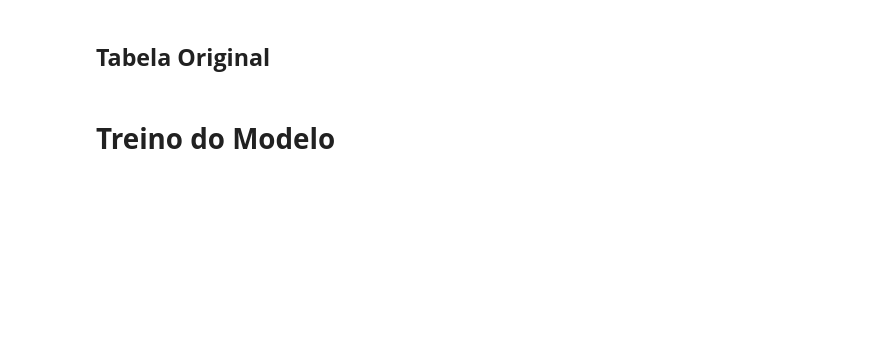
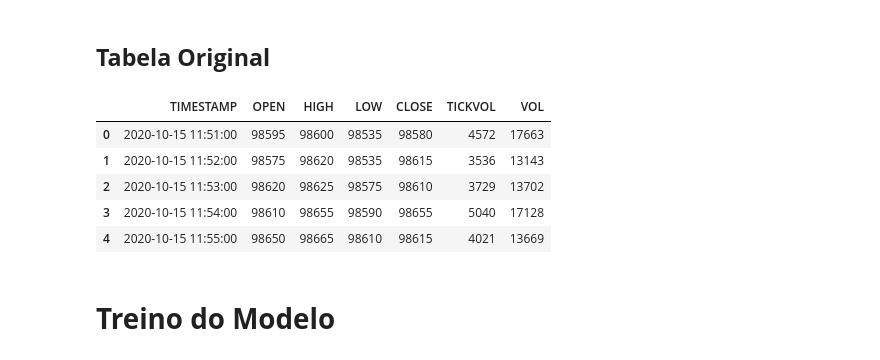
Before and after one commit to Lucas-Siade/Data-Science, a Jupyter notebook: Projeto Final/Modelo Final.ipynb, the cells around one changed output. Cells and saved outputs as stored; diff of their text form; code cells hidden in the pictures; blank space fills up the shorter version.

```diff
--- a/Projeto Final/Modelo Final.ipynb
+++ b/Projeto Final/Modelo Final.ipynb
@@ -106,5 +122,14 @@ dataset['CLOSE_PREDITO'] = Y_pred.flatten()
 # %%
 datasetOriginal = carregarDados(path)
 datasetOriginal = datasetOriginal.iloc[2:].reset_index(drop=True)
+
+display(datasetOriginal.head())
+# %% [output]
+|  | TIMESTAMP | OPEN | HIGH | LOW | CLOSE | TICKVOL | VOL |
+| 0 | 2020-10-15 11:51:00 | 98595 | 98600 | 98535 | 98580 | 4572 | 17663 |
+| 1 | 2020-10-15 11:52:00 | 98575 | 98620 | 98535 | 98615 | 3536 | 13143 |
+| 2 | 2020-10-15 11:53:00 | 98620 | 98625 | 98575 | 98610 | 3729 | 13702 |
+| 3 | 2020-10-15 11:54:00 | 98610 | 98655 | 98590 | 98655 | 5040 | 17128 |
+| 4 | 2020-10-15 11:55:00 | 98650 | 98665 | 98610 | 98615 | 4021 | 13669 |
 # %% [markdown]
 # **Treino do Modelo**
```
Also changed, not shown: parts of 13 cells of this notebook.
